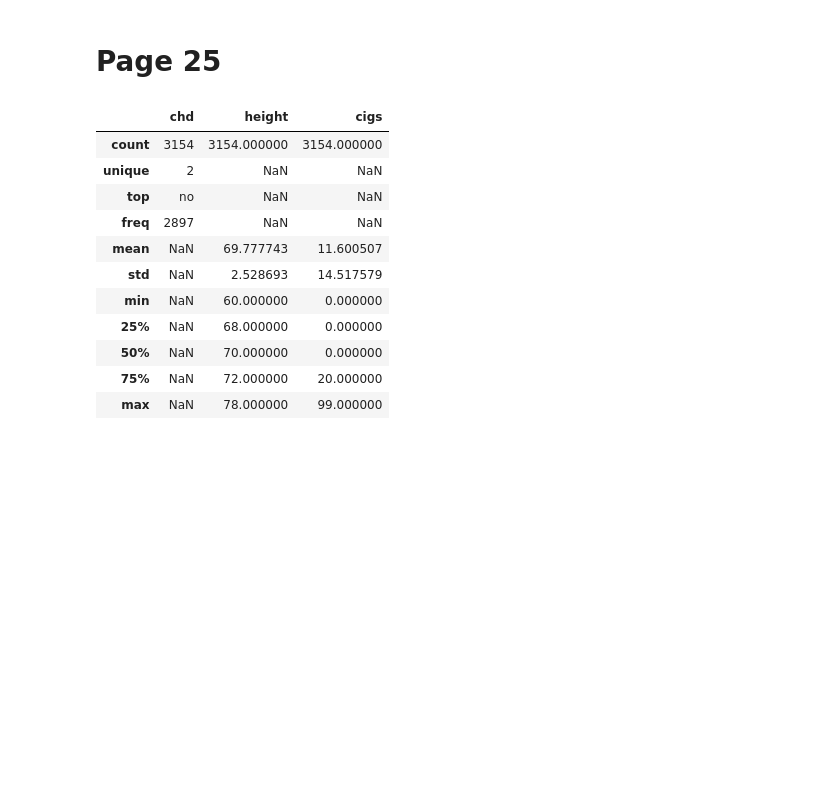
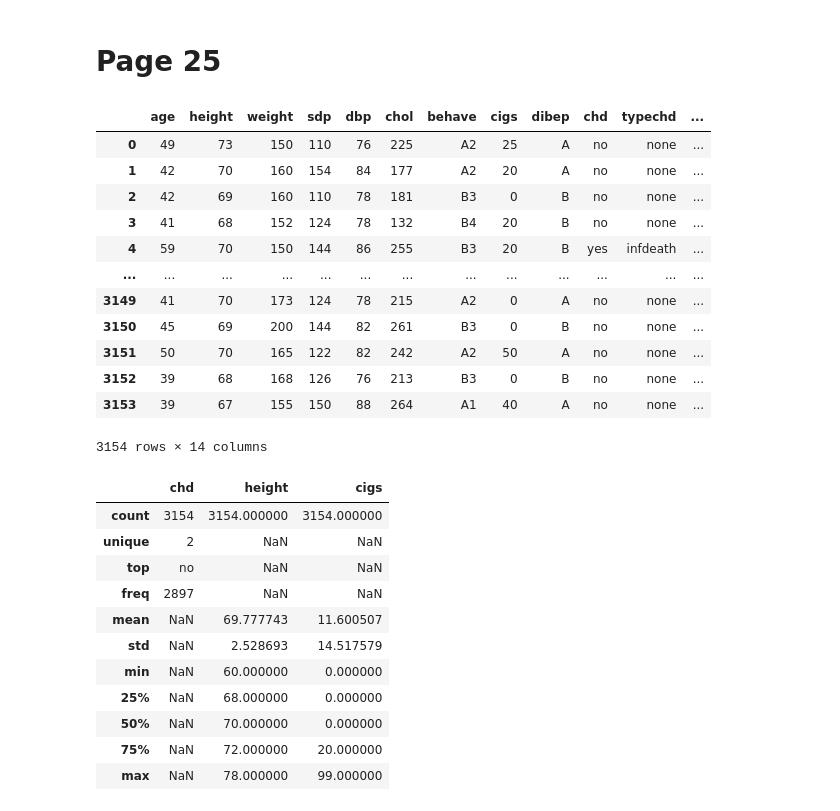
Before and after one commit to percivalphakath/Extending-the-Linear-Model-with-Python, a Jupyter notebook: Chapter2-BinaryResponse.ipynb, the cells around one changed output. Saved outputs shown, nothing was run; the diff lists cells and outputs as text; code cells hidden in the pictures; blank space fills up the shorter version.

```diff
--- a/Chapter2-BinaryResponse.ipynb
+++ b/Chapter2-BinaryResponse.ipynb
@@ -6,6 +6,22 @@ import pyreadr # pip install pyreader
 # %%
 # Reading a gavote dataset
 wcgs = pyreadr.read_r('data/wcgs.rda')['wcgs']
+# %%
+wcgs
+# %% [output]
+|  | age | height | weight | sdp | dbp | chol | behave | cigs | dibep | chd | typechd | ... |
+| 0 | 49 | 73 | 150 | 110 | 76 | 225 | A2 | 25 | A | no | none | ... |
+| 1 | 42 | 70 | 160 | 154 | 84 | 177 | A2 | 20 | A | no | none | ... |
+| 2 | 42 | 69 | 160 | 110 | 78 | 181 | B3 | 0 | B | no | none | ... |
+| 3 | 41 | 68 | 152 | 124 | 78 | 132 | B4 | 20 | B | no | none | ... |
+| 4 | 59 | 70 | 150 | 144 | 86 | 255 | B3 | 20 | B | yes | infdeath | ... |
+| ... | ... | ... | ... | ... | ... | ... | ... | ... | ... | ... | ... | ... |
+| 3149 | 41 | 70 | 173 | 124 | 78 | 215 | A2 | 0 | A | no | none | ... |
+| 3150 | 45 | 69 | 200 | 144 | 82 | 261 | B3 | 0 | B | no | none | ... |
+| 3151 | 50 | 70 | 165 | 122 | 82 | 242 | A2 | 50 | A | no | none | ... |
+| 3152 | 39 | 68 | 168 | 126 | 76 | 213 | B3 | 0 | B | no | none | ... |
+| 3153 | 39 | 67 | 155 | 150 | 88 | 264 | A1 | 40 | A | no | none | ... |
+3154 rows × 14 columns
 # %%
 # We start by focusing on just three of the variables in the dataset
 wcgs[['chd','height','cigs']].describe(include = 'all')
```
Also changed, not shown: parts of 4 cells of this notebook.
